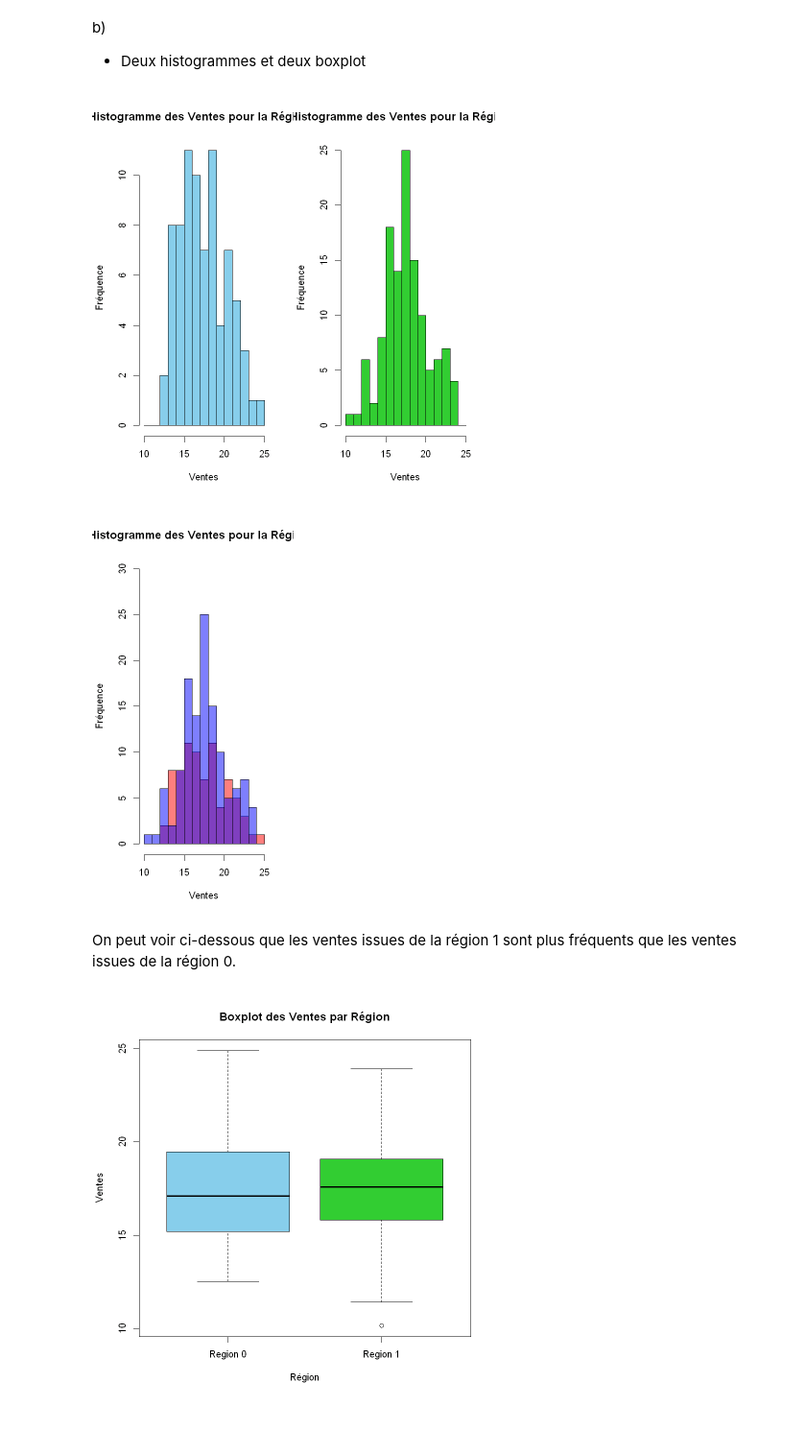
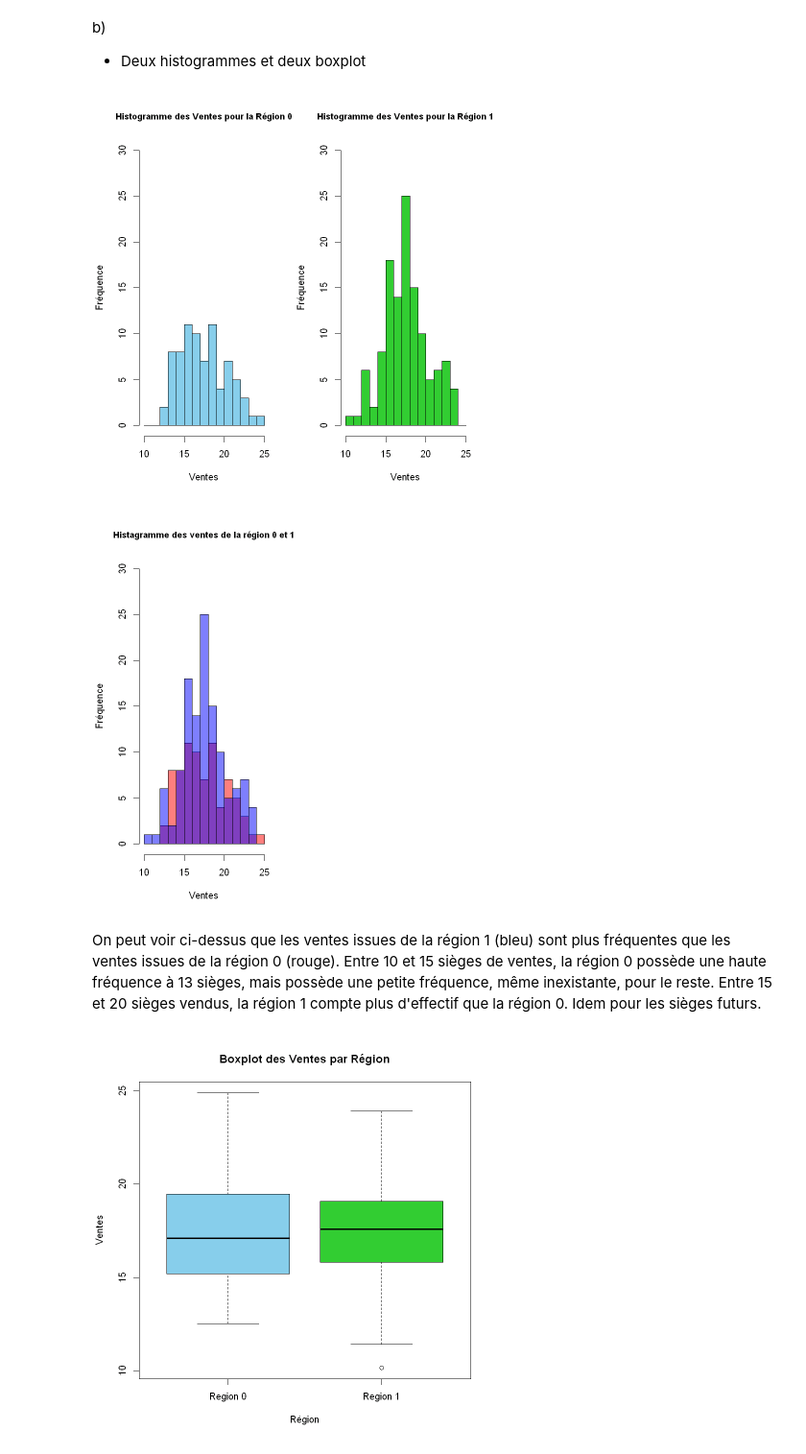
Before and after one commit to Sami-Jouamaa/Devoir-ProbaStats, a Jupyter notebook: Devoir.ipynb, the cells around one changed output. Shown at 96% size. Saved outputs shown, nothing was run; the diff lists cells and outputs as text; code cells hidden in the pictures; blank space fills up the shorter version.

```diff
--- a/Devoir.ipynb
+++ b/Devoir.ipynb
@@ -79,42 +79,50 @@ b)
 - Deux histogrammes et deux boxplot
 # %%
 par(mfrow = c(1, 2))
-region0_sales <- subset(data, Region == 0)$Sales
+
+max_freq <- max(hist(region0_sales, plot = FALSE)$counts,
+                hist(region1_sales, plot = FALSE)$counts)
 hist(region0_sales,
      xlim = c(10, 25),
+     ylim = c(0, 30),
      breaks = c(10, 11, 12, 13, 14, 15, 16, 17, 18, 19, 20, 21, 22, 23, 24, 25),
      main = "Histogramme des Ventes pour la Région 0",
      xlab = "Ventes",
      ylab = "Fréquence",
      col = "skyblue",
-     border = "black")
-region1_sales <- subset(data, Region == 1)$Sales
+     border = "black",
+     cex.main = 0.9)
+
 hist(region1_sales,
      xlim = c(10, 25),
+     ylim = c(0, 30),
      breaks = c(10, 11, 12, 13, 14, 15, 16, 17, 18, 19, 20, 21, 22, 23, 24, 25),
      main = "Histogramme des Ventes pour la Région 1",
      xlab = "Ventes",
      ylab = "Fréquence",
      col = "limegreen",
-     border = "black")
+     border = "black",
+     cex.main = 0.9)
 hist(region0_sales,
-    main = "Histogramme des Ventes pour la Région 0",
+    main = "Histagramme des ventes de la région 0 et 1",
     breaks = c(10, 11, 12, 13, 14, 15, 16, 17, 18, 19, 20, 21, 22, 23, 24, 25),
      col = rgb(1, 0, 0, 0.5),
      xlab = "Ventes",
      ylab = "Fréquence",
      xlim = c(10, 25),
-     ylim = c(0,30))
+     ylim = c(0,30),
+     cex.main = 0.9)
 #
 #  Add male histogram
 hist(region1_sales, col = rgb(0, 0, 1, 0.5),
 breaks = c(10, 11, 12, 13, 14, 15, 16, 17, 18, 19, 20, 21, 22, 23, 24, 25),
  add = TRUE)
 # %% [output]
-[figure, old version]
+[figure, new version]
-[figure, old version]
+[figure, new version]
-# %% [markdown]
-On peut voir ci-dessous que les ventes issues de la région 1 sont plus fréquents que les ventes issues de la région 0.
+# %% [markdown]
+On peut voir ci-dessus que les ventes issues de la région 1 (bleu) sont plus fréquentes que les ventes issues de la région 0 (rouge).
+Entre 10 et 15 sièges de ventes, la région 0 possède une haute fréquence à 13 sièges, mais possède une petite fréquence, même inexistante, pour le reste. Entre 15 et 20 sièges vendus, la région 1 compte plus d'effectif que la région 0. Idem pour les sièges futurs.
 # %%
 boxplot(region0_sales,
  region1_sales,
```
Also changed, not shown: parts of 40 cells of this notebook.
